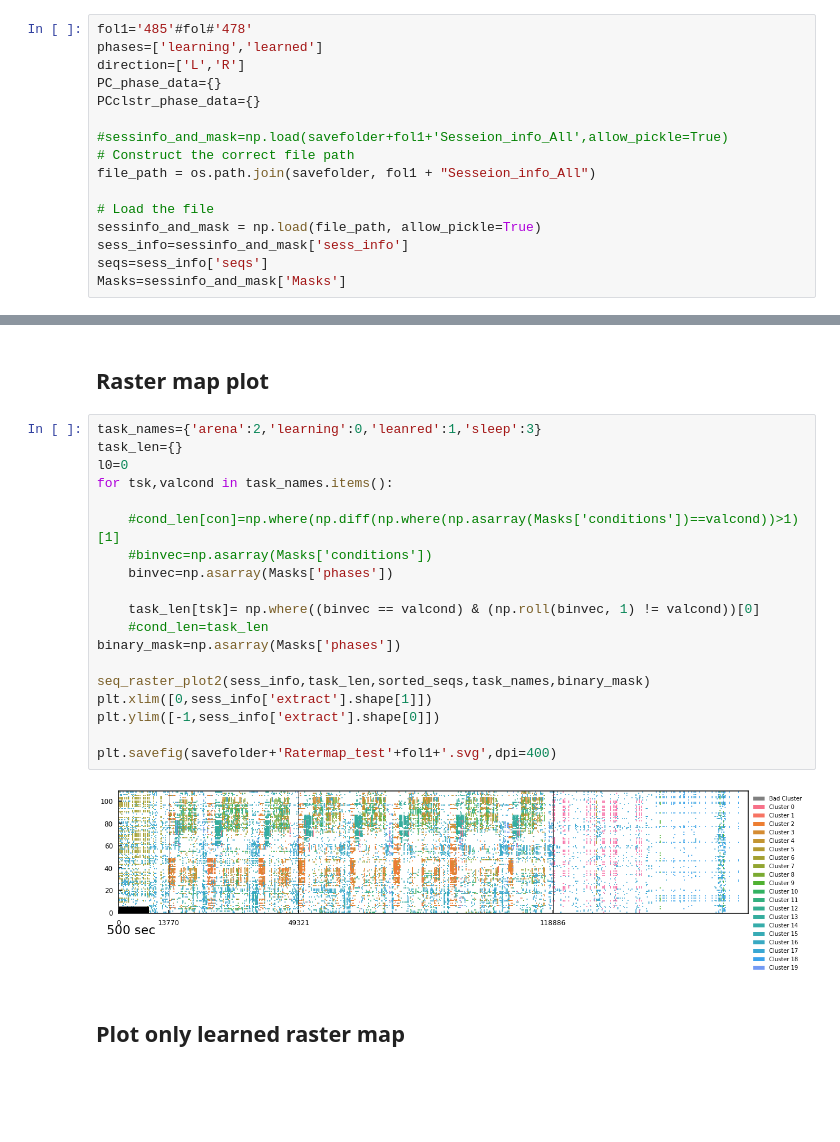
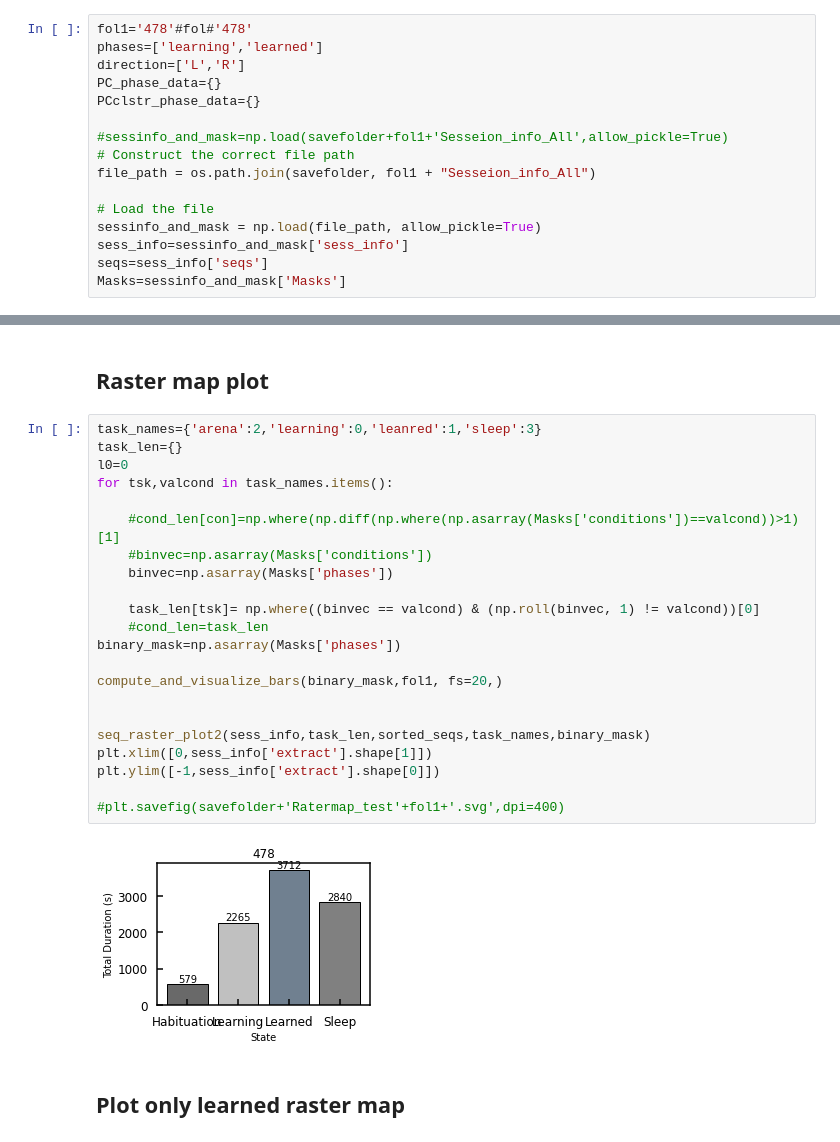
Before and after one commit to HamedShabani/PFC_sequence_analysis, a Jupyter notebook: Rastermap_visualization.ipynb, the cells around one changed output, grey strips where cells are left out. Drawn from its saved outputs; the diff is of its cells as text; blank space fills up the shorter version.

Commit message:
plot correct rates

```diff
--- a/Rastermap_visualization.ipynb
+++ b/Rastermap_visualization.ipynb
@@ -75,7 +75,7 @@ Skeletons Folder: C:\Users\hamed\Desktop\Hamed\Github\TP7\data\GCaMP6f_478-485\s
 Save Folder: C:\Users\hamed\Desktop\Hamed\Github\TP7\results_new\
 Data Folder: C:\Users\hamed\Desktop\Hamed\Github\TP7\data\GCaMP6f_478-485\
 # %%
-fol1='485'#fol#'478'
+fol1='478'#fol#'478'
 phases=['learning','learned']
 direction=['L','R']
 PC_phase_data={}
@@ -423,24 +423,27 @@ def seq_raster_plot2(sess_info, cond_len, sorted_seqs, cond_names, binary_mask):
 # %%
 task_names={'arena':2,'learning':0,'leanred':1,'sleep':3}
 task_len={}
 l0=0
 for tsk,valcond in task_names.items():
 
     #cond_len[con]=np.where(np.diff(np.where(np.asarray(Masks['conditions'])==valcond))>1)[1]
     #binvec=np.asarray(Masks['conditions'])
     binvec=np.asarray(Masks['phases'])
 
     task_len[tsk]= np.where((binvec == valcond) & (np.roll(binvec, 1) != valcond))[0]
     #cond_len=task_len
 binary_mask=np.asarray(Masks['phases'])
 
+compute_and_visualize_bars(binary_mask,fol1, fs=20,)
+
+
 seq_raster_plot2(sess_info,task_len,sorted_seqs,task_names,binary_mask)
 plt.xlim([0,sess_info['extract'].shape[1]])
 plt.ylim([-1,sess_info['extract'].shape[0]])
 
-plt.savefig(savefolder+'Ratermap_test'+fol1+'.svg',dpi=400)
+#plt.savefig(savefolder+'Ratermap_test'+fol1+'.svg',dpi=400)
 # %% [output]
-[figure, old version]
+[figure, new version]
 # %% [markdown]
 ## Plot only learned raster map
 # %%
```
Also changed, not shown: parts of 3 cells of this notebook, 2 other files.
